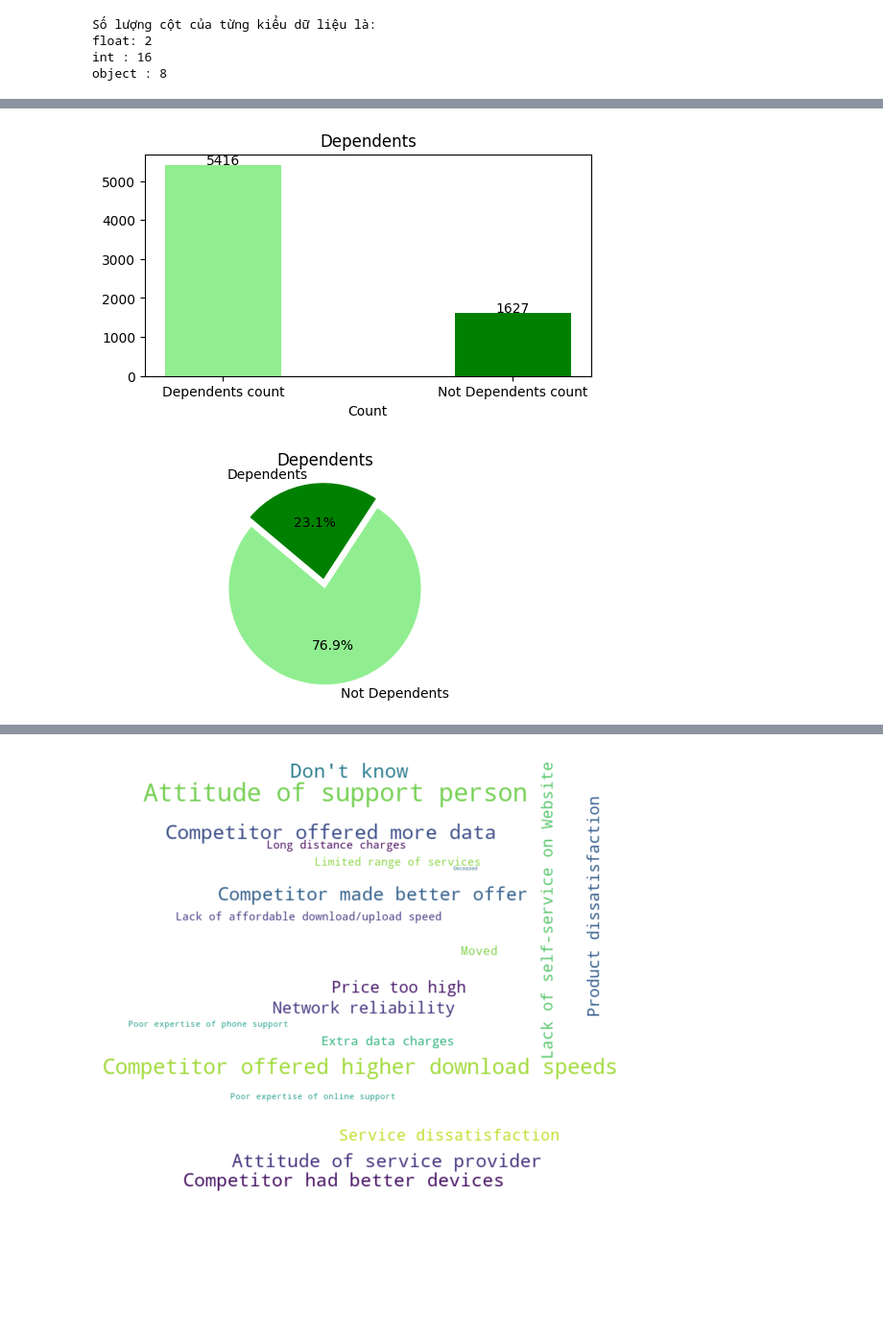
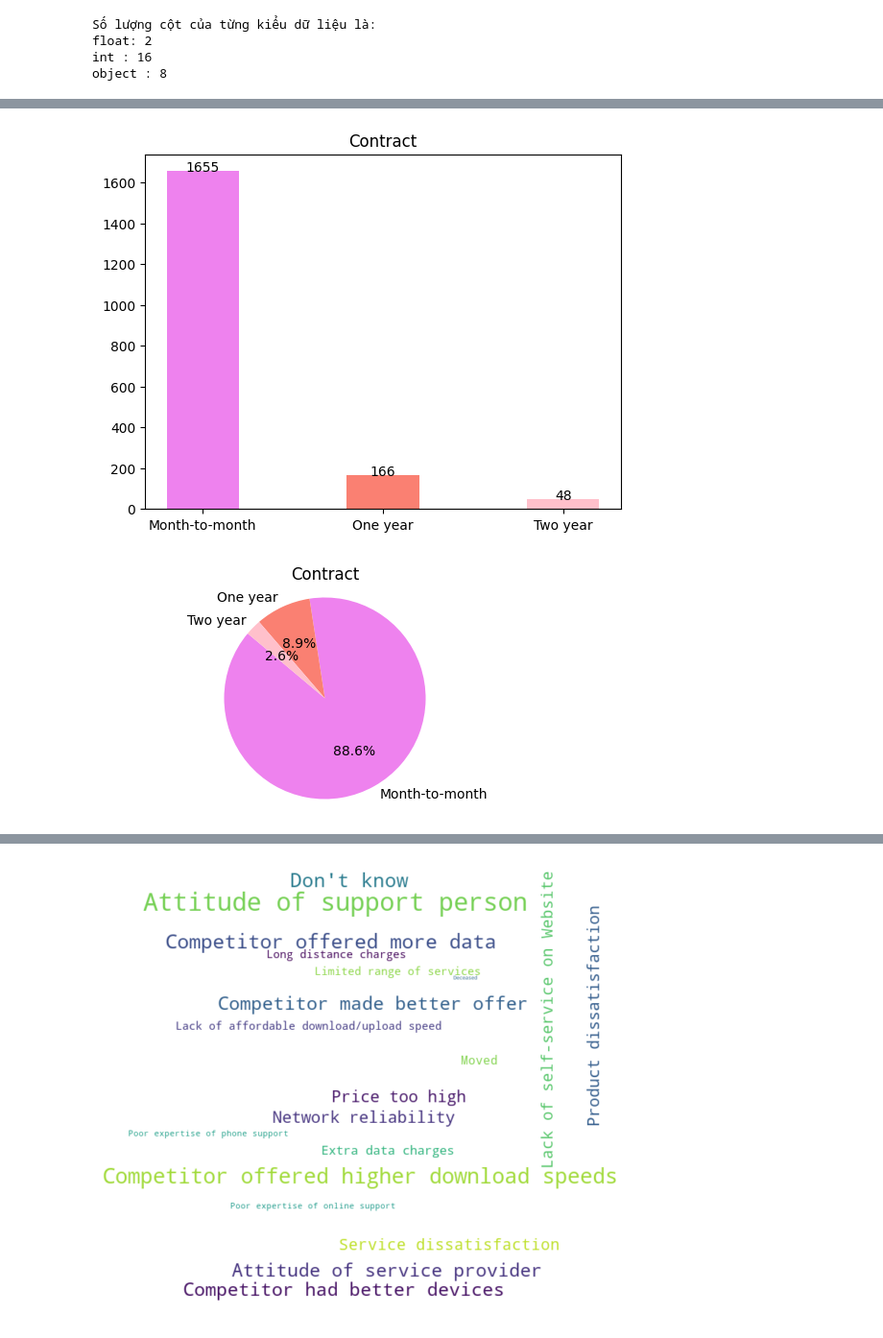
Before and after one commit to neyud/LTCSDL, a Jupyter notebook: churn_telco (1).ipynb, the cells around one changed output, grey strips where cells are left out. Shown at 96% size. Saved outputs shown, nothing was run; the diff lists cells and outputs as text; code cells hidden in the pictures; blank space fills up the shorter version.

```diff
--- a/churn_telco (1).ipynb
+++ b/churn_telco (1).ipynb
@@ -368,14 +489,18 @@ plt.show()
 # %%
 # Internet Service: Cho biết khách hàng có đăng ký dịch vụ Internet với công ty hay không (Fiber optic| DSL| No)
-Fiber_optic_count = df[df['Internet Service'] == 'Fiber optic'].shape[0]
-DSL_count = df[df['Internet Service'] == 'DSL'].shape[0]
-No_count = df[df['Internet Service'] == 'No'].shape[0]
+Fiber_optic_count = df[(df['Internet Service'] == 'Fiber optic') & (df['Churn Label'] == 1)].shape[0]
+DSL_count =df[(df['Internet Service'] == 'DSL') & (df['Churn Label'] == 1)].shape[0]
+No_count = df[(df['Internet Service'] == 'No') & (df['Churn Label'] == 1)].shape[0]
+
+# Tạo danh sách số lượng và nhãn
+counts = [Fiber_optic_count, DSL_count, No_count]
+labels = ['Fiber optic', 'DSL', 'No']
 
 # Danh sách các màu cho các cột tương ứng
-colors = ['blue', 'lightblue', 'skyblue']
+colors = ['blue', 'lightblue', 'navy']
 
 # Vẽ biểu đồ cột và chỉ định màu sắc cho từng cột
-plt.bar(['Fiber optic', 'DSL','No'], [ Fiber_optic_count, DSL_count,No_count], color=colors, width=0.4)
+plt.bar(labels, counts, color=colors, width=0.4)
 
 # Đặt tiêu đề cho biểu đồ
 plt.title('Internet Service')
@@ -386,11 +511,6 @@ for i, count in enumerate([Fiber_optic_count, DSL_count,No_count]):
 # Hiển thị biểu đồ
 plt.show()
 
-
-
-# Tạo danh sách số lượng và nhãn
-counts = [Fiber_optic_count, DSL_count, No_count]
-labels = ['Fiber optic', 'DSL', 'No']
 
 # Tạo biểu đồ tròn
 explode = (0, 0, 0)
@@ -412,41 +571,41 @@ plt.show()
 # %%
+# Contract: Cho biết loại hợp đồng hiện tại của khách hàng (Month - to - month | one year | two years)
+Month_to_month_count = df[(df['Contract'] == 'Month-to-month') & (df['Churn Label'] == 1)].shape[0]
+One_year_count = df[(df['Contract'] == 'One year') & (df['Churn Label'] == 1)].shape[0]
+Two_year_count = df[(df['Contract'] == 'Two year') & (df['Churn Label'] == 1)].shape[0]
 
 
-# Tính tổng số lượng người phụ thuộc (Dependents = 1) và người không phụ thuộc (Dependents = 0)
-Dependents_count = df['Dependents'].sum()
-Not_Dependents_count = len(df) - Dependents_count
+# Danh sách các màu cho các cột tương ứng
+colors = ['violet', 'salmon', 'pink']
+labels = ['Month-to-month', 'One year','Two year']
+counts = [ Month_to_month_count, One_year_count,Two_year_count]
+# Vẽ biểu đồ cột và chỉ định màu sắc cho từng cột
+plt.bar(labels, counts, color=colors, width=0.4)
 
-# Tạo danh sách chứa số lượng người phụ thuộc và không phụ thuộc
-counts = [Not_Dependents_count, Dependents_count]
+# Đặt tiêu đề cho biểu đồ
+plt.title('Contract')
 
-# Tạo danh sách nhãn cho các cột
-labels = ['Not Dependents', 'Dependents']
-
-# Vẽ biểu đồ cột đứng
-plt.figure(figsize=(6, 3))
-plt.bar(['Dependents count', 'Not Dependents count'], counts, color=['lightgreen', 'green'], width=0.4)
-
-# Đặt tiêu đề và nhãn trục
-plt.title('Dependents')
-plt.xlabel('Count')
 for i, count in enumerate(counts):
     plt.text(i, count + 0.1, str(count), ha='center')
 
+# Hiển thị biểu đồ
+plt.show()
+
+
 # Tạo biểu đồ tròn
-explode = (0, 0.1)  # Tách phần Dependents ra một chút
-colors = ['lightgreen', 'green']
+explode = (0, 0, 0)  # Tách phần One year ra một chút
 
 plt.figure(figsize=(6, 3))
 plt.pie(counts, explode=explode, labels=labels, colors=colors, autopct='%1.1f%%', startangle=140)
 
 # Đặt tiêu đề
-plt.title('Dependents')
+plt.title('Contract')
 
 # Đảm bảo biểu đồ tròn
 plt.axis('equal')
 
 # Hiển thị biểu đồ tròn
 plt.show()
 # %% [output]
-[figure, old version]
+[figure, new version]
-[figure, old version]
+[figure, new version]
```
Also changed, not shown: parts of 16 cells of this notebook.
